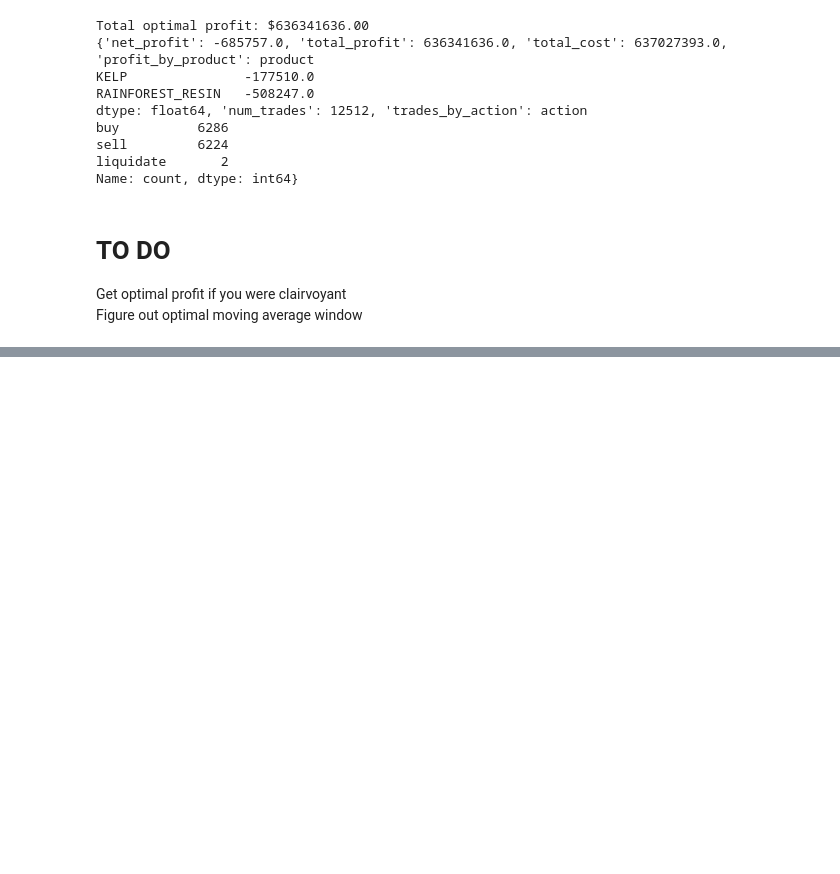
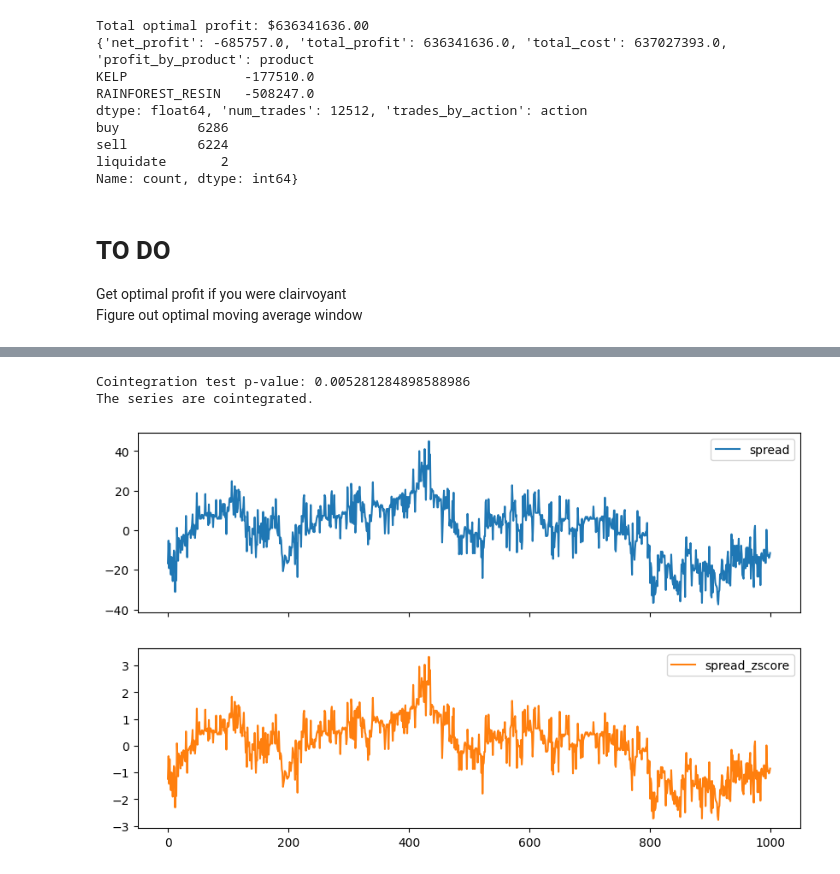
Before and after one commit to edg33/prosperity-3, a Jupyter notebook: Research/Prosperity_Vis_v2.ipynb, the cells around one changed output, grey strips where cells are left out. Drawn from its saved outputs; the diff is of its cells as text; code cells hidden in the pictures; blank space fills up the shorter version.

Commit message:
Cointegration and MA Attempts

```diff
--- a/Research/Prosperity_Vis_v2.ipynb
+++ b/Research/Prosperity_Vis_v2.ipynb
@@ -488,0 +522,43 @@ Figure out optimal moving average window
+# %%
+import pandas as pd
+import numpy as np
+import statsmodels.api as sm
+from statsmodels.tsa.stattools import coint
+import matplotlib.pyplot as plt
+
+# Load your data (ensure your CSV has a datetime index and appropriate columns)
+# df = pd.read_csv("prices.csv", index_col='timestamp', parse_dates=True)
+kelp = list(activities[activities["product"] == "KELP"]["mid_price"])
+squid = list(activities[activities["product"] == "SQUID_INK"]["mid_price"])
+
+df = pd.DataFrame({"kelp":list(kelp), "squid":list(squid)})
+
+# Perform cointegration test
+score, pvalue, _ = coint(kelp, squid)
+print("Cointegration test p-value:", pvalue)
+
+if pvalue < 0.05:
+    print("The series are cointegrated.")
+    # Run a regression: SQUID_INK ~ KELP
+    X = sm.add_constant(kelp)
+    model = sm.OLS(squid, X).fit()
+    df['spread'] = squid - model.predict(X)
+
+    # Compute the Z-score of the spread
+    spread_mean = df['spread'].mean()
+    spread_std = df['spread'].std()
+    df['spread_zscore'] = (df['spread'] - spread_mean) / spread_std
+
+    # Plot the spread and its Z-score
+    df[['spread', 'spread_zscore']].plot(subplots=True, figsize=(10, 6))
+    plt.show()
+
+    # Example trading signals:
+    # If the Z-score is above 2, you might short SQUID_INK and go long KELP,
+    # and if below -2, do the opposite.
+else:
+    print("The series are not cointegrated.")
+# %% [output]
+Cointegration test p-value: 0.005281284898588986
+The series are cointegrated.
+[figure, added]
```
Also changed, not shown: parts of 8 cells of this notebook, 2 other files.
